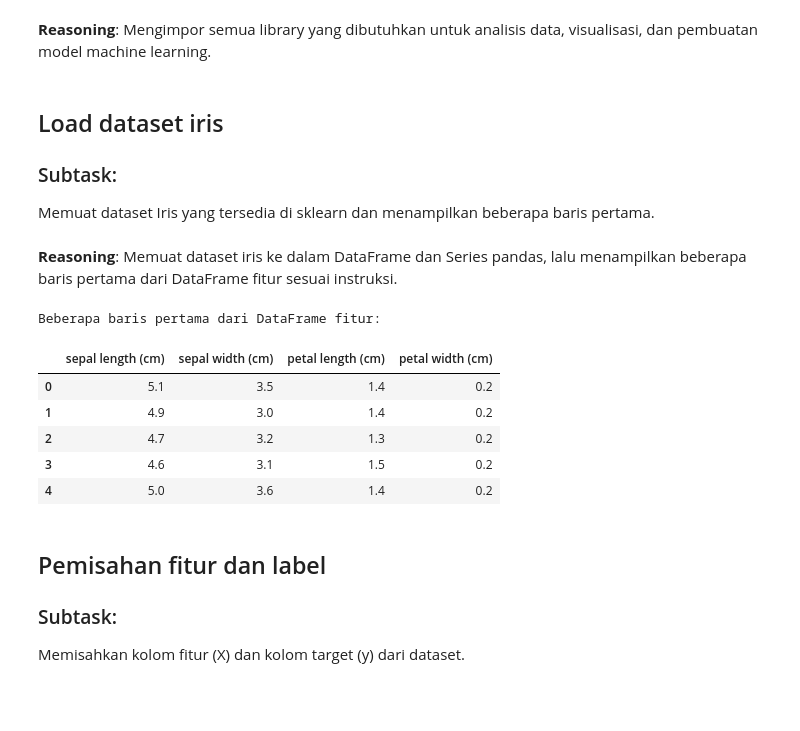
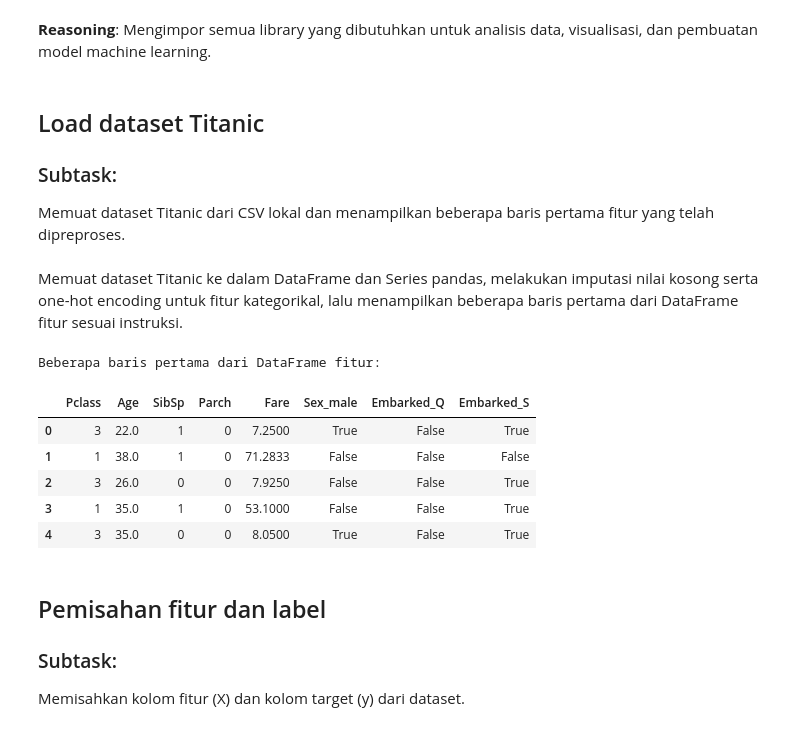
Before and after one commit to Codift05/ColabArchive, a Jupyter notebook: machine-learning/DecisionTree_Titanic/DecisionTree_230211060009_Miftahuddin_S_Arsyad.ipynb, the cells around one changed output. Cells and saved outputs as stored; diff of their text form; code cells hidden in the pictures; blank space fills up the shorter version.

```diff
--- a/machine-learning/DecisionTree_Titanic/DecisionTree_230211060009_Miftahuddin_S_Arsyad.ipynb
+++ b/machine-learning/DecisionTree_Titanic/DecisionTree_230211060009_Miftahuddin_S_Arsyad.ipynb
@@ -28,34 +53,40 @@ from sklearn import tree
 from sklearn import model_selection
 from sklearn import metrics
 # %% [markdown]
-## Load dataset iris
+## Load dataset Titanic
 
 ### Subtask:
-Memuat dataset Iris yang tersedia di sklearn dan menampilkan beberapa baris pertama.
+Memuat dataset Titanic dari CSV lokal dan menampilkan beberapa baris pertama fitur yang telah dipreproses.
 # %% [markdown]
-**Reasoning**:
-Memuat dataset iris ke dalam DataFrame dan Series pandas, lalu menampilkan beberapa baris pertama dari DataFrame fitur sesuai instruksi.
+Memuat dataset Titanic ke dalam DataFrame dan Series pandas, melakukan imputasi nilai kosong serta one-hot encoding untuk fitur kategorikal, lalu menampilkan beberapa baris pertama dari DataFrame fitur sesuai instruksi.
-# %%
-# Memuat dataset iris dari sklearn
-iris = datasets.load_iris()
-
-# Menyimpan data fitur dalam DataFrame pandas
-df_features = pd.DataFrame(iris.data, columns=iris.feature_names)
-
-# Menyimpan label target dalam Series pandas
-series_target = pd.Series(iris.target)
-
-# Menampilkan beberapa baris pertama dari DataFrame fitur
-print("Beberapa baris pertama dari DataFrame fitur:")
-display(df_features.head())
-# %% [output]
-Beberapa baris pertama dari DataFrame fitur:
-|  | sepal length (cm) | sepal width (cm) | petal length (cm) | petal width (cm) |
-| 0 | 5.1 | 3.5 | 1.4 | 0.2 |
-| 1 | 4.9 | 3.0 | 1.4 | 0.2 |
-| 2 | 4.7 | 3.2 | 1.3 | 0.2 |
-| 3 | 4.6 | 3.1 | 1.5 | 0.2 |
-| 4 | 5.0 | 3.6 | 1.4 | 0.2 |
+# %%
+# Memuat dataset Titanic dari CSV
+df_raw = pd.read_csv('Dataset/train.csv')
+
+# Memilih fitur relevan dan target
+features = ['Pclass', 'Sex', 'Age', 'SibSp', 'Parch', 'Fare', 'Embarked']
+df = df_raw[features].copy()
+
+# Imputasi nilai kosong
+df['Age'] = df['Age'].fillna(df['Age'].median())
+df['Fare'] = df['Fare'].fillna(df['Fare'].median())
+df['Embarked'] = df['Embarked'].fillna(df['Embarked'].mode()[0])
+
+# One-hot encoding untuk fitur kategorikal
+df_features = pd.get_dummies(df, columns=['Sex', 'Embarked'], drop_first=True)
+series_target = df_raw['Survived']
+
+# Menampilkan beberapa baris pertama dari DataFrame fitur
+print("Beberapa baris pertama dari DataFrame fitur:")
+display(df_features.head())
+# %% [output]
+Beberapa baris pertama dari DataFrame fitur:
+|  | Pclass | Age | SibSp | Parch | Fare | Sex_male | Embarked_Q | Embarked_S |
+| 0 | 3 | 22.0 | 1 | 0 | 7.2500 | True | False | True |
+| 1 | 1 | 38.0 | 1 | 0 | 71.2833 | False | False | False |
+| 2 | 3 | 26.0 | 0 | 0 | 7.9250 | False | False | True |
+| 3 | 1 | 35.0 | 1 | 0 | 53.1000 | False | False | True |
+| 4 | 3 | 35.0 | 0 | 0 | 8.0500 | True | False | True |
 # %% [markdown]
 ## Pemisahan fitur dan label
 
```
Also changed, not shown: parts of 9 cells of this notebook, 2 other files.
